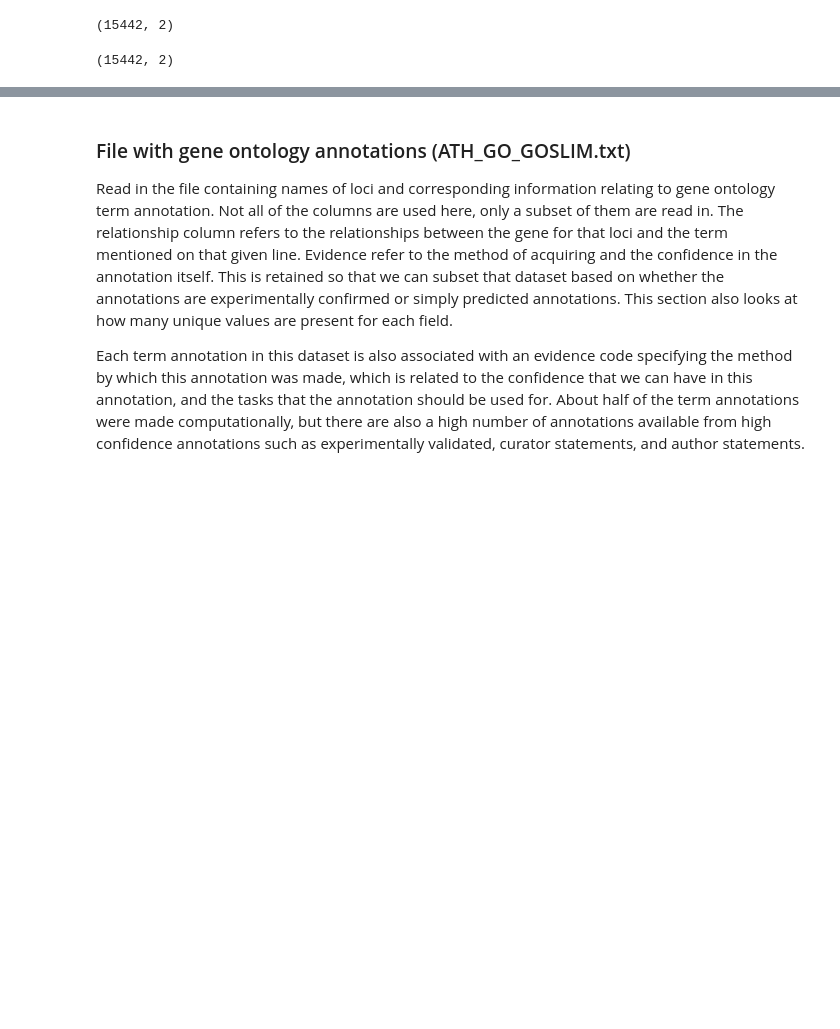
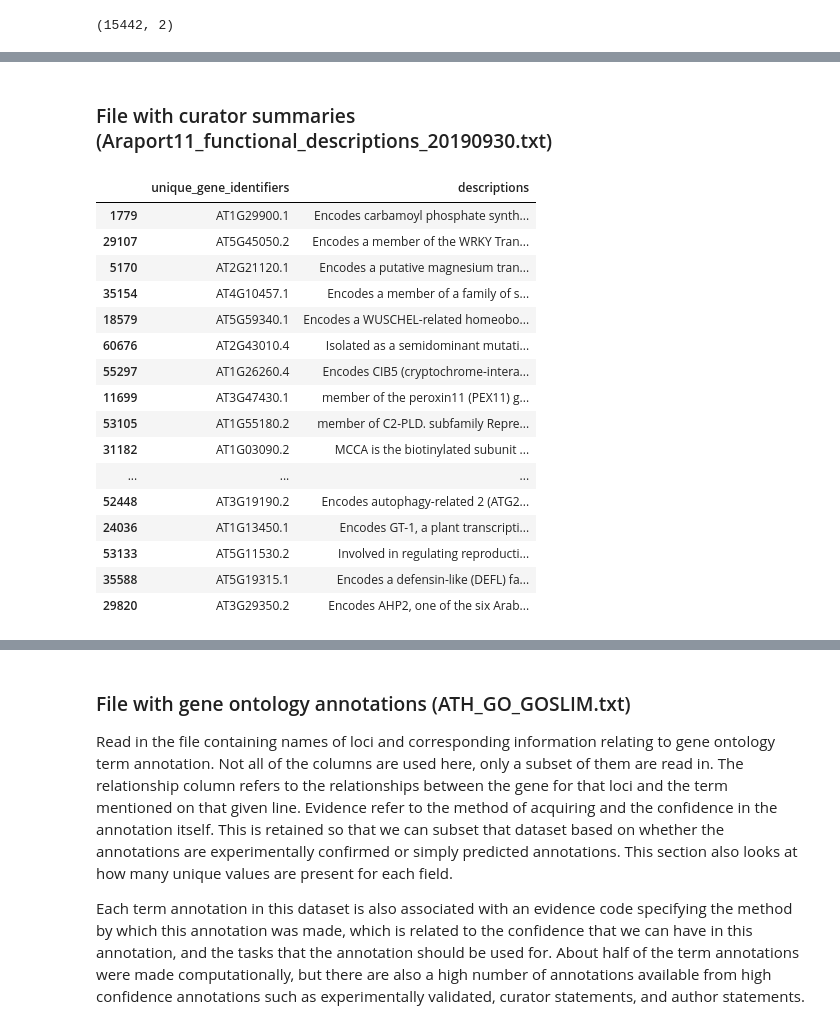
Before and after one commit to irbraun/plant-data, a Jupyter notebook: preprocessing/reshaping_tair_data.ipynb, the cells around one changed output, grey strips where cells are left out. Drawn from its saved outputs; the diff is of its cells as text; code cells hidden in the pictures; blank space fills up the shorter version.

```diff
--- a/preprocessing/reshaping_tair_data.ipynb
+++ b/preprocessing/reshaping_tair_data.ipynb
@@ -105,11 +107,6 @@ df.sample(20)
 df.shape
 # %% [output]
 (15442, 2)
-# %%
-
-df.shape
-# %% [output]
-(15442, 2)
 # %%
 # Plotting distributions of number of phrases in each description.
 fig, (ax1, ax2) = plt.subplots(1, 2)
@@ -156,3 +153,32 @@ df.head(20)
 | 17 | ath | AT1G01040 |  | AT1G01040 | embryo defective; developmental a... |  | TAIR |
 | 18 | ath | AT1G01040 |  | AT1G01040 | embryo defective; globular |  | TAIR |
 | 19 | ath | AT1G01040 |  | AT1G01040 | embryo defective; globular |  | TAIR |
+# %% [markdown]
+### File with curator summaries (Araport11_functional_descriptions_20190930.txt)
+# %%
+filename = "../databases/tair/Araport11_functional_descriptions_20190930.txt"
+usecols = ["name", "Curator_summary"]
+usenames = ["unique_gene_identifiers", "descriptions"]
+renamed = {k:v for k,v in zip(usecols,usenames)}
+df = pd.read_table(filename, usecols=usecols)
+df.rename(columns=renamed, inplace=True)
+df.dropna(axis="rows",inplace=True)
+df.sample(20)
+# %% [output]
+|  | unique_gene_identifiers | descriptions |
+| 1779 | AT1G29900.1 | Encodes carbamoyl phosphate synth... |
+| 29107 | AT5G45050.2 | Encodes a member of the WRKY Tran... |
+| 5170 | AT2G21120.1 | Encodes a putative magnesium tran... |
+| 35154 | AT4G10457.1 | Encodes a member of a family of s... |
+| 18579 | AT5G59340.1 | Encodes a WUSCHEL-related homeobo... |
+| 60676 | AT2G43010.4 | Isolated as a semidominant mutati... |
+| 55297 | AT1G26260.4 | Encodes CIB5 (cryptochrome-intera... |
+| 11699 | AT3G47430.1 | member of the peroxin11 (PEX11) g... |
+| 53105 | AT1G55180.2 | member of C2-PLD. subfamily Repre... |
+| 31182 | AT1G03090.2 | MCCA is the biotinylated subunit ... |
+| ... | ... | ... |
+| 52448 | AT3G19190.2 | Encodes autophagy-related 2 (ATG2... |
+| 24036 | AT1G13450.1 | Encodes GT-1, a plant transcripti... |
+| 53133 | AT5G11530.2 | Involved in regulating reproducti... |
+| 35588 | AT5G19315.1 | Encodes a defensin-like (DEFL) fa... |
+| 29820 | AT3G29350.2 | Encodes AHP2, one of the six Arab... |
```
Also changed, not shown: parts of 4 cells of this notebook.
